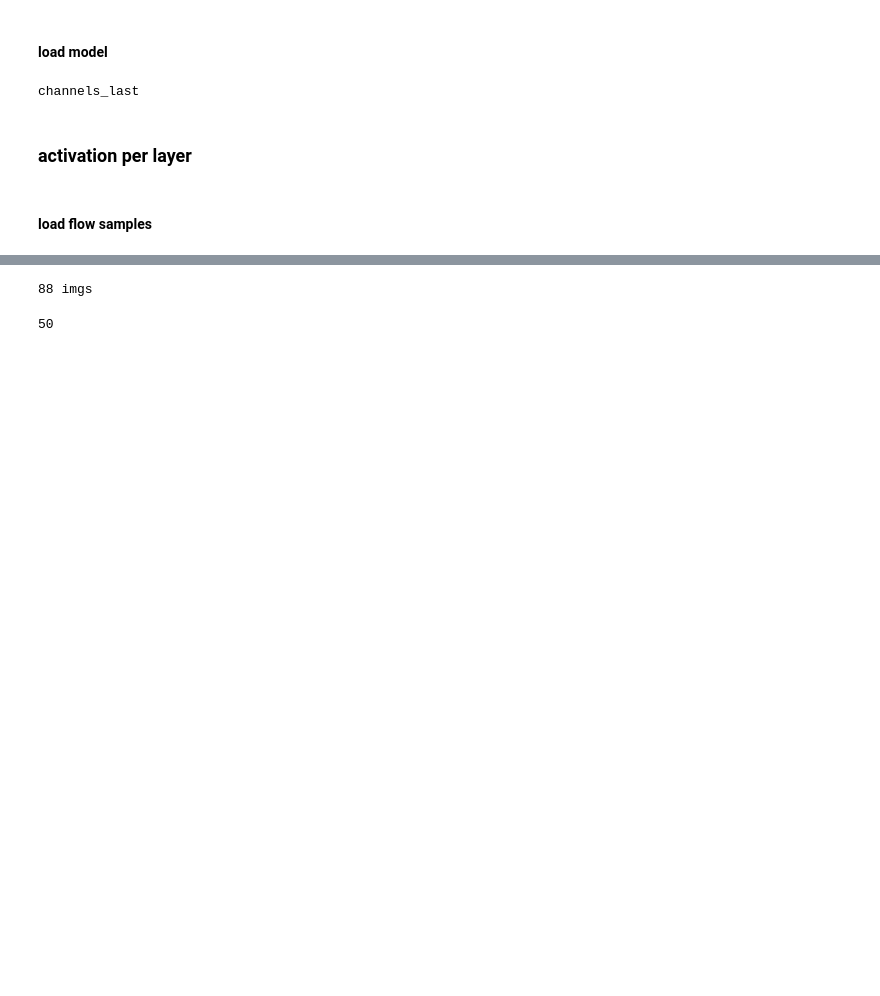
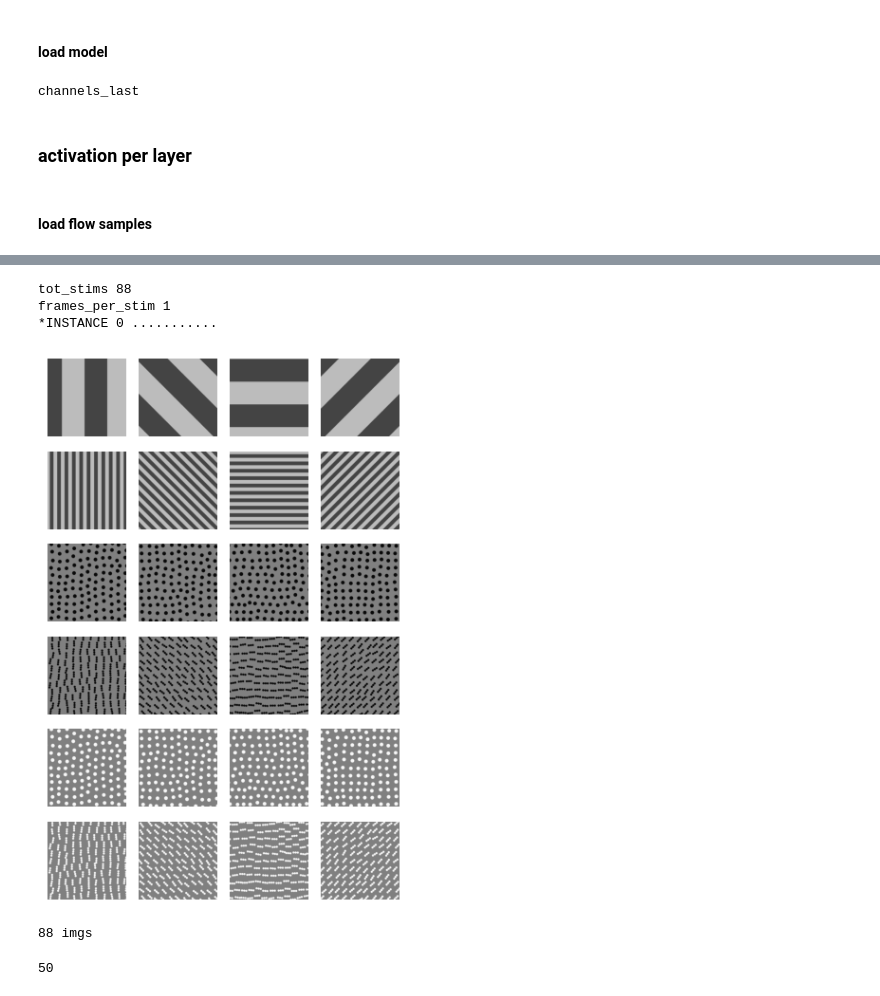
Before and after one commit to dyballa/NeuralEncodingManifolds, a Jupyter notebook: CNNs/test-set-activities-ResNet50.ipynb, the cells around one changed output, grey strips where cells are left out. Saved outputs shown, nothing was run; the diff lists cells and outputs as text; code cells hidden in the pictures; blank space fills up the shorter version.

```diff
--- a/CNNs/test-set-activities-ResNet50.ipynb
+++ b/CNNs/test-set-activities-ResNet50.ipynb
@@ -167,3 +40,40 @@ pos3dotflow_D2_bg 0 45 90 135 180 225 270 315
+# %%
+orig_shape = (800,600)
+scl_factor = 0.5
+
+mydirs = list(map(str,range(0,360,45)))
+categories = ['grat_W12','grat_W1','grat_W2',
+              'neg1dotflow_D1_bg','neg3dotflow_D1_bg','neg1dotflow_D2_bg','neg3dotflow_D2_bg',
+              'pos1dotflow_D1_bg','pos3dotflow_D1_bg','pos1dotflow_D2_bg','pos3dotflow_D2_bg']
+
+topdir = 'flowstims'
+N_INSTANCES = 1
+trial_len = 1# n frames
+stride = 1
+NDIRS = len(mydirs)
+tot_stims = len(categories)*NDIRS
+print('tot_stims',tot_stims,flush=True)
+frames_per_stim = (trial_len//stride)
+print('frames_per_stim',frames_per_stim)
+flow_datasets = createFlowDataset(categories, topdir, mydirs, orig_shape, input_shape, scl_factor, N_INSTANCES, trial_len, stride)
+# %% [output]
+tot_stims 88
+frames_per_stim 1
+*INSTANCE 0 ...........
+# %%
+from deepnettools import subps
+cats_to_show = [0,2,5,6,9,10]
+f, axes = subps(len(cats_to_show), len(mydirs)//2, 1, 1)
+for cati in range(len(cats_to_show)):
+    for di in range(len(mydirs)//2):
+        ax = axes[cati,di]
+        cat = cats_to_show[cati]
+        ax.imshow(flow_datasets[0][cat * len(mydirs) + di].reshape(input_shape), cmap='gray', vmin=0, vmax=255)
+        ax.axis('off')
+f.tight_layout()
+plt.show()
+# %% [output]
+[figure, added]
 # %%
 dataset = np.concatenate([flow_datasets[ii] for ii in range(N_INSTANCES)],0)
 def reshape_flow_img(raveled_1chan_img):
```
Also changed, not shown: parts of 8 cells of this notebook.
